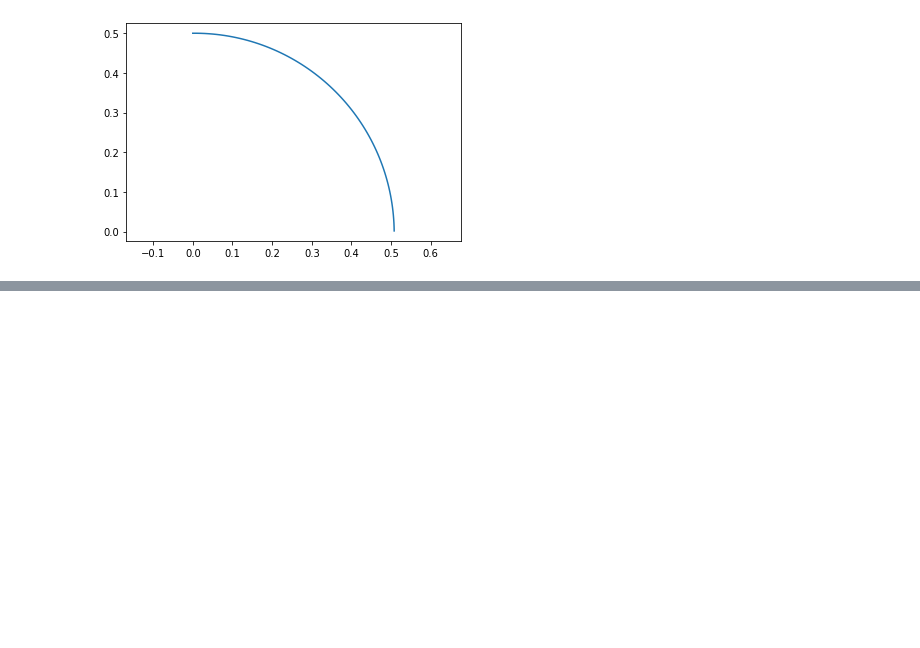
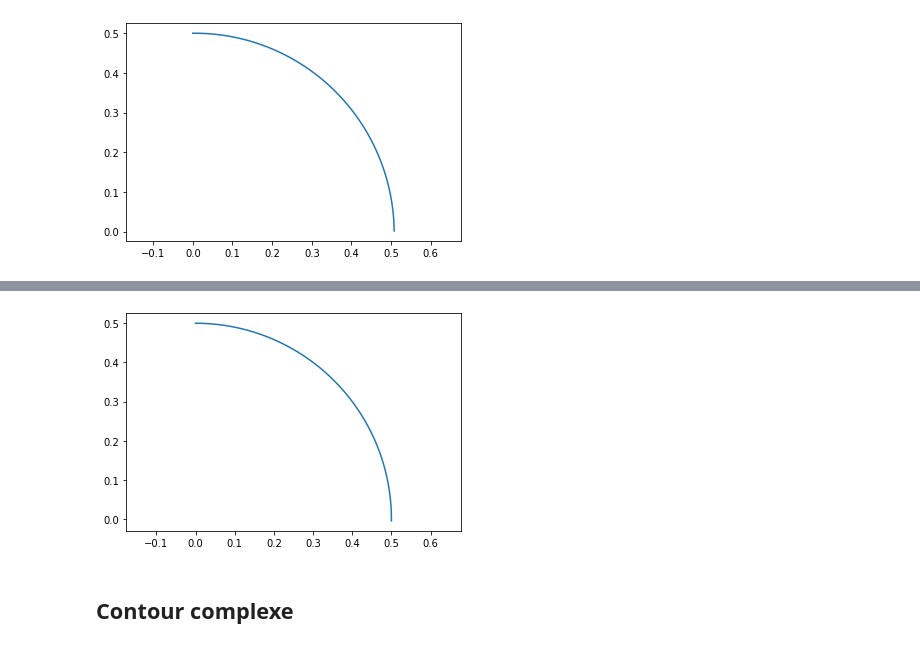
Before and after one commit to florefalcon/Projet-maths-info-Eva-et-Flore, a Jupyter notebook: Projet Lignes de niveau.ipynb, the cells around one changed output, grey strips where cells are left out. Saved outputs shown, nothing was run; the diff lists cells and outputs as text; code cells hidden in the pictures; blank space fills up the shorter version.

```diff
--- a/Projet Lignes de niveau.ipynb
+++ b/Projet Lignes de niveau.ipynb
@@ -149,0 +164,44 @@ plt.show()
+# %%
+def Jac(f,x,y):
+    j=autograd.jacobian
+    return np.c_[j(f,0)(x,y),j(f,1)(x,y)]
+# %%
+def recherche_point_newton(f,xi,yi,d,c,eps):
+
+    def F(x,y):
+        return np.array([f(x,y)-c,(x-xi)**2+(y-yi)**2-d**2])
+
+    (x,y)=(xi,yi)+tang_norm(f,xi,yi,d)
+
+    while F(x,y)[0]**2+F(x,y)[1]**2 > eps**2:
+        J=Jac(F,x,y)
+        (x,y)=(x,y)-np.dot(np.linalg.inv(J),F(x,y))
+
+    return (x,y)
+# %%
+def simple_contour(f,c=0.0,d=0.01):
+    eps=2**(-25)
+    x,y=[],[]
+    t=find_seed(f,c)
+    if isinstance(t,float):
+        x.append(0.0)
+        y.append(t)
+        (xi,yi)=recherche_point_newton(f,0.0,t,d,c,eps)
+        x.append(xi)
+        y.append(yi)
+        while (xi>eps and (1-eps)>xi and yi>eps and (1-eps)>yi):
+            (xi,yi)=recherche_point_newton(f,xi,yi,d,c,eps)
+            x.append(xi)
+            y.append(yi)
+        return (np.array(x),np.array(y))
+    else:
+        return (np.array(x),np.array(x))
+# %%
+X,Y=simple_contour(f,c=0.25)
+plt.plot(X,Y)
+plt.axis("equal")
+plt.show()
+# %% [output]
+[figure, added]
+# %% [markdown]
+## Contour complexe
```
Also changed, not shown: parts of 9 cells of this notebook.
